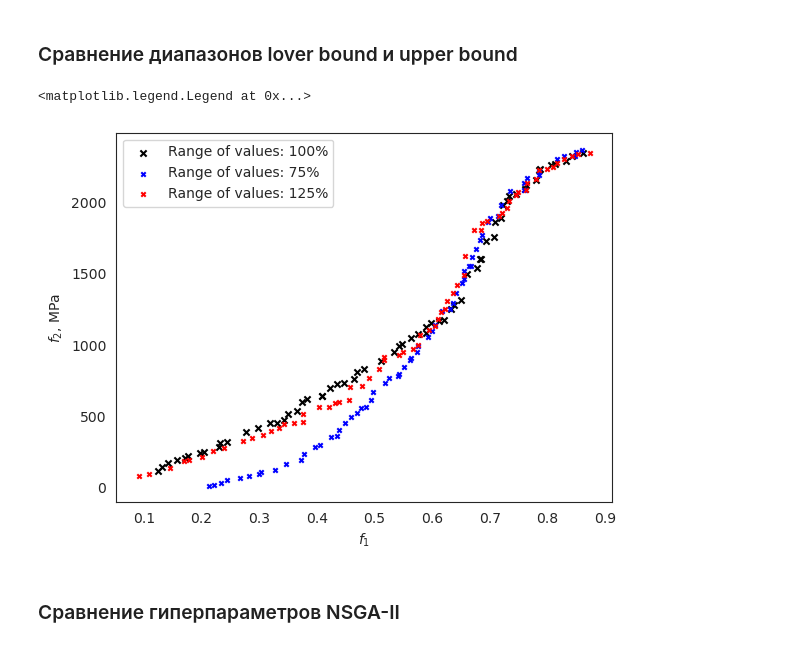
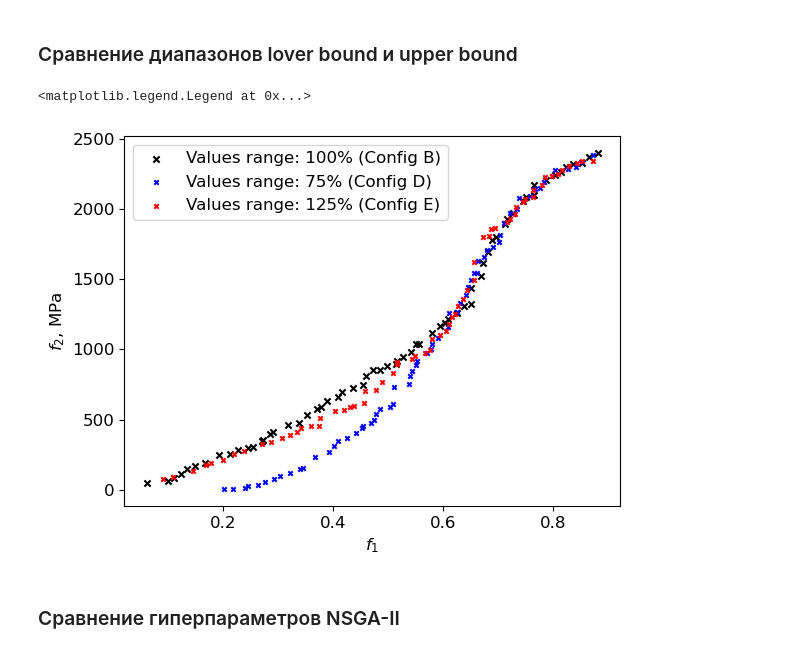
Before and after one commit to evg-kononov/materials-design, a Jupyter notebook: stats/properties.ipynb, the cells around one changed output. Cells and saved outputs as stored; diff of their text form; code cells hidden in the pictures.

```diff
--- a/stats/properties.ipynb
+++ b/stats/properties.ipynb
@@ -232,6 +246,18 @@ with open(r"../optimization/history/" + res_name, "rb") as f:
     C_hist = pickle.load(f)
 
 
+res_name = "024000_141_w_0.75_64_history"
+with open(r"../optimization/results/" + res_name, "rb") as f:
+    D_res = pickle.load(f)
+
+D_ds = pd.DataFrame({"volume_fraction": D_res[1][:, 0], "young_module": -D_res[1][:, 1]})
+D_ds["class"] = res_name
+
+res_name = "024000_141_w_0.75_64"
+with open(r"../optimization/history/" + res_name, "rb") as f:
+    D_hist = pickle.load(f)
+
+
 res_name = "024000_141_w_100ngen_64"
 with open(r"../optimization/results/" + res_name, "rb") as f:
     A_res = pickle.load(f)
@@ -240,15 +266,15 @@ A_ds = pd.DataFrame({"volume_fraction": A_res[1][:, 0], "young_module": -A_res[1
 A_ds["class"] = res_name
 
 
-res_name = "043000_141_w_64"
+res_name = "034000_141_w_64"
 with open(r"../optimization/results/" + res_name, "rb") as f:
     F_res = pickle.load(f)
 
-E_ds = pd.DataFrame({"volume_fraction": F_res[1][:, 0], "young_module": -F_res[1][:, 1]})
-E_ds["class"] = res_name
+F_ds = pd.DataFrame({"volume_fraction": F_res[1][:, 0], "young_module": -F_res[1][:, 1]})
+F_ds["class"] = res_name
 
 
-res_name = "034000_141_w_64"
+res_name = "043000_141_w_64"
 with open(r"../optimization/results/" + res_name, "rb") as f:
     G_res = pickle.load(f)
 
@@ -447,39 +488,39 @@ optimization_ds3["class"] = res_name
 fig, ax = plt.subplots(dpi=dpi)
 
 ax.scatter(
     x=B_ds["volume_fraction"],
     y=B_ds["young_module"],
     s=20,
     c="black",
     marker="x",
-    label="Values range: 100%"
+    label="Values range: 100% (Config B)"
 )
 
 ax.scatter(
-    x=A_ds["volume_fraction"],
-    y=A_ds["young_module"],
+    x=D_ds["volume_fraction"],
+    y=D_ds["young_module"],
     s=10,
     c="blue",
     marker="x",
-    label="Values range: 75%"
+    label="Values range: 75% (Config D)"
 )
 
 
 ax.scatter(
     x=optimization_ds3["volume_fraction"],
     y=optimization_ds3["young_module"],
     s=10,
     c="red",
     marker="x",
-    label="Values range: 125%"
+    label="Values range: 125% (Config E)"
 )
 
 ax.set_xlabel("$f_1$")
 ax.set_ylabel("$f_2$, MPa") # MPa because the model size in millimeters
 ax.legend()
 # %% [output]
 <matplotlib.legend.Legend at 0x...>
-[figure, old version]
+[figure, new version]
 # %% [markdown]
 ### Сравнение гиперпараметров NSGA-II
 # %%
```
Also changed, not shown: parts of 9 cells of this notebook.
